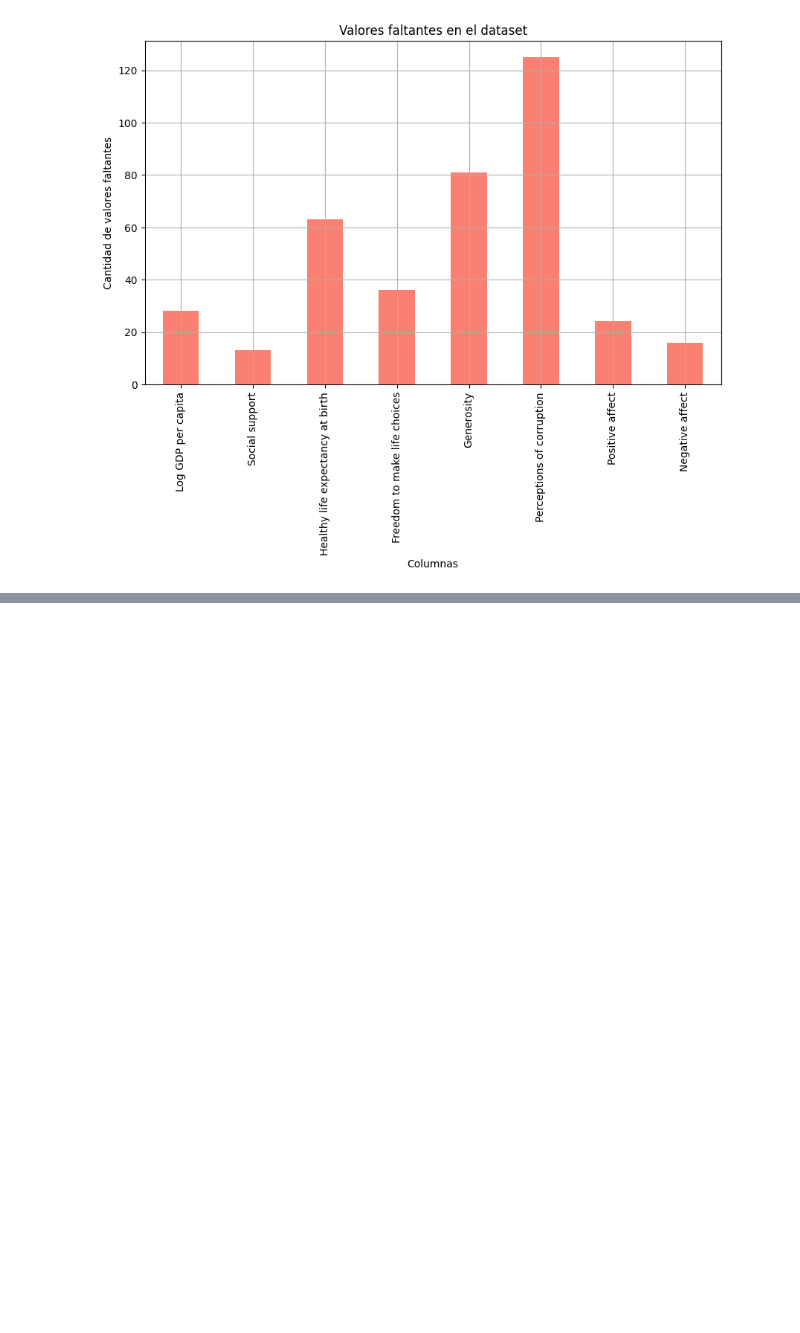
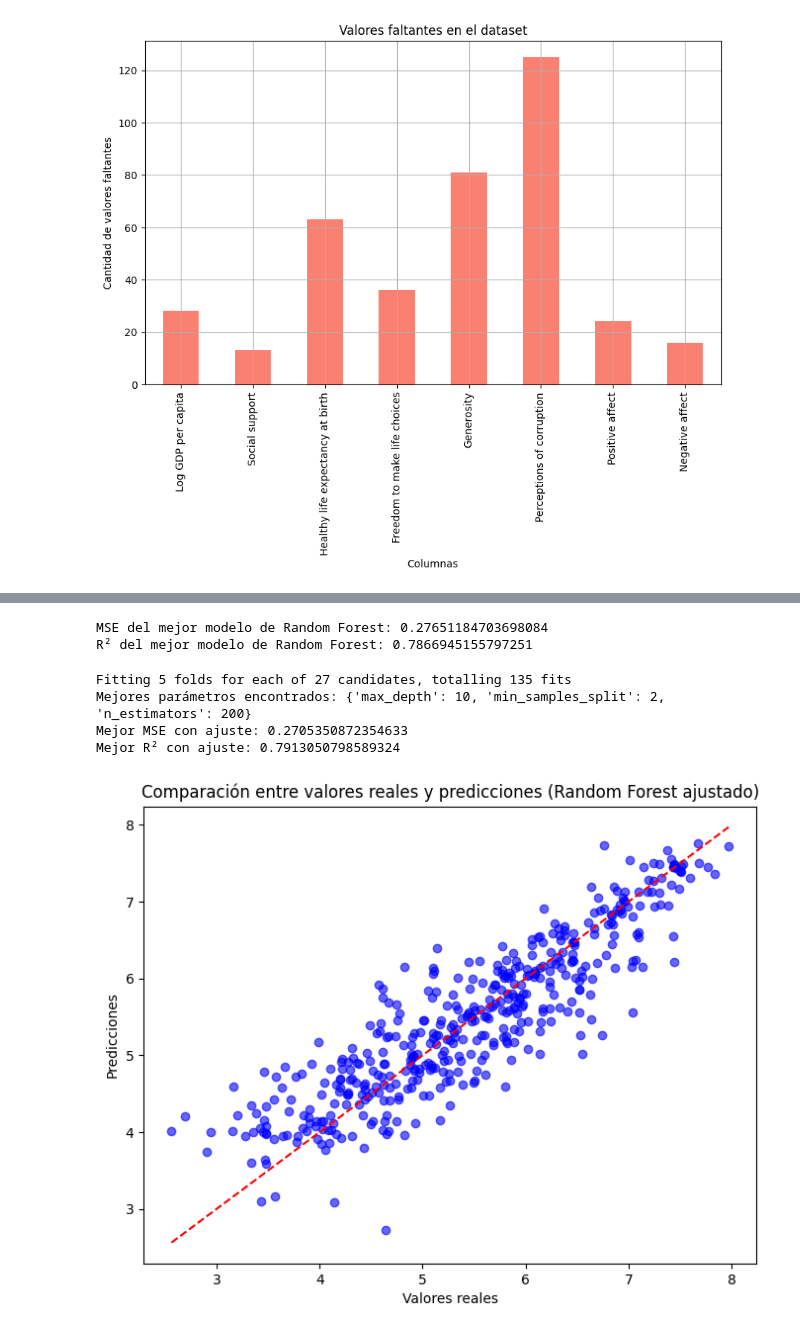
Before and after one commit to AmandaEscribano/proyecto_final, a Jupyter notebook: Proyecto_final.ipynb, the cells around one changed output, grey strips where cells are left out. Saved outputs shown, nothing was run; the diff lists cells and outputs as text; code cells hidden in the pictures; blank space fills up the shorter version.

```diff
--- a/Proyecto_final.ipynb
+++ b/Proyecto_final.ipynb
@@ -312,0 +413,76 @@ Hasta ahora, hemos realizado un análisis exploratorio de los datos y generado a
+# %%
+from sklearn.model_selection import GridSearchCV
+
+# Definir los parámetros a ajustar
+param_grid = {
+    'n_estimators': [50, 100, 200],
+    'max_depth': [10, 20, 30, None],
+    'min_samples_split': [2, 5, 10]
+}
+
+# Realizar la búsqueda en cuadrícula
+grid_search = GridSearchCV(estimator=RandomForestRegressor(), param_grid=param_grid, cv=3, n_jobs=-1)
+grid_search.fit(X_train, y_train)
+
+# Mejor modelo
+best_rf_model = grid_search.best_estimator_
+
+# Hacer predicciones con el mejor modelo
+y_pred_best_rf = best_rf_model.predict(X_test)
+
+# Evaluar el rendimiento del mejor modelo
+mse_best_rf = mean_squared_error(y_test, y_pred_best_rf)
+r2_best_rf = r2_score(y_test, y_pred_best_rf)
+
+print(f"MSE del mejor modelo de Random Forest: {mse_best_rf}")
+print(f"R² del mejor modelo de Random Forest: {r2_best_rf}")
+# %% [output]
+MSE del mejor modelo de Random Forest: 0.27651184703698084
+R² del mejor modelo de Random Forest: 0.7866945155797251
+# %%
+## Ajuste de Hiperparametros de Random Forest
+from sklearn.model_selection import GridSearchCV
+
+# Definir los parámetros a ajustar
+param_grid = {
+    'n_estimators': [50, 100, 200],
+    'max_depth': [5, 10, 15],
+    'min_samples_split': [2, 5, 10]
+}
+
+# Crear el modelo y GridSearch
+rf_model = RandomForestRegressor(random_state=42)
+grid_search = GridSearchCV(estimator=rf_model, param_grid=param_grid, cv=5, n_jobs=-1, verbose=2)
+
+# Entrenar el modelo con GridSearch
+grid_search.fit(X_train, y_train)
+
+# Ver los mejores parámetros
+print("Mejores parámetros encontrados:", grid_search.best_params_)
+
+# Evaluar el modelo con los mejores parámetros
+best_rf_model = grid_search.best_estimator_
+y_best_rf_pred = best_rf_model.predict(X_test)
+
+# Calcular las métricas con el modelo ajustado
+best_rf_mse = mean_squared_error(y_test, y_best_rf_pred)
+best_rf_r2 = r2_score(y_test, y_best_rf_pred)
+
+print(f"Mejor MSE con ajuste: {best_rf_mse}")
+print(f"Mejor R² con ajuste: {best_rf_r2}")
+# %% [output]
+Fitting 5 folds for each of 27 candidates, totalling 135 fits
+Mejores parámetros encontrados: {'max_depth': 10, 'min_samples_split': 2, 'n_estimators': 200}
+Mejor MSE con ajuste: 0.2705350872354633
+Mejor R² con ajuste: 0.7913050798589324
+# %%
+# Graficar los valores reales vs. las predicciones del mejor modelo
+plt.figure(figsize=(8, 6))
+plt.scatter(y_test, y_best_rf_pred, color='blue', alpha=0.6)
+plt.plot([y_test.min(), y_test.max()], [y_test.min(), y_test.max()], color='red', linestyle='--')
+plt.xlabel('Valores reales')
+plt.ylabel('Predicciones')
+plt.title('Comparación entre valores reales y predicciones (Random Forest ajustado)')
+plt.show()
+# %% [output]
+[figure, added]
```
Also changed, not shown: parts of 31 cells of this notebook.
